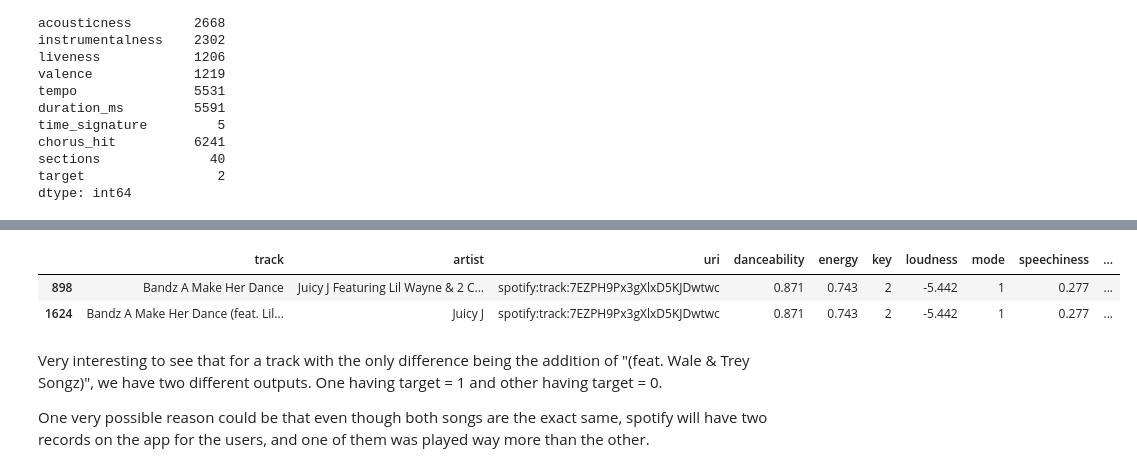
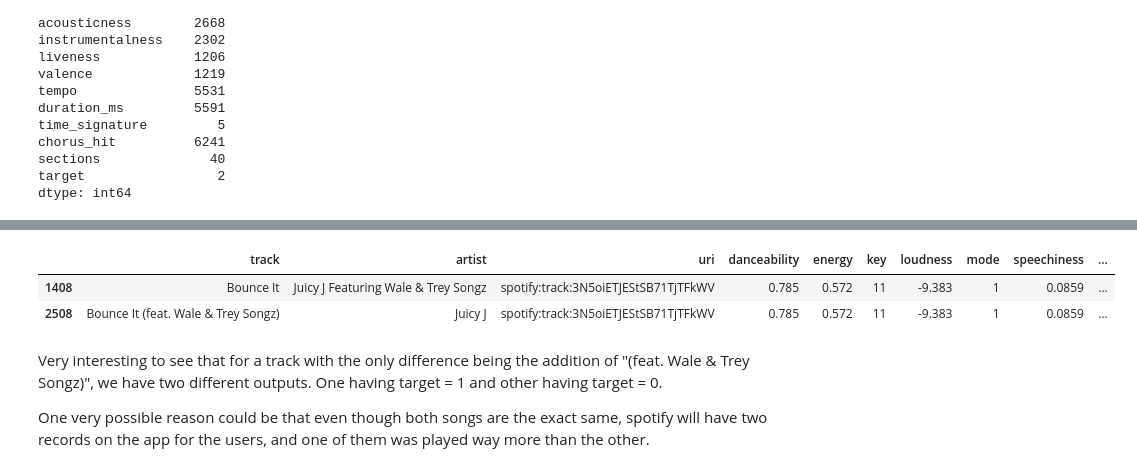
Before and after one commit to siddhantpassi/My_Project, a Jupyter notebook: Hit_Flop_Data/Spotify_Hit-Flop_Prediction.ipynb, the cells around one changed output, grey strips where cells are left out. Drawn from its saved outputs; the diff is of its cells as text; code cells hidden in the pictures.

```diff
--- a/Hit_Flop_Data/Spotify_Hit-Flop_Prediction.ipynb
+++ b/Hit_Flop_Data/Spotify_Hit-Flop_Prediction.ipynb
@@ -192,11 +192,11 @@ df[df1.duplicated()]
 | 6287 | Trumpets | Jason Derulo | spotify:track:5KONnBIQ9LqCxyeSPin26k | 0.635 | 0.691 | 0 | -4.862 | 1 | 0.2580 | ... |
 | 6300 | Don't It | Billy Currington | spotify:track:0iA1unTbTbDOWUSlbwJ1pS | 0.558 | 0.818 | 8 | -4.070 | 1 | 0.0403 | ... |
 # %%
-df[df["uri"] == "spotify:track:7EZPH9Px3gXlxD5KJDwtwc"]
+df[df["uri"] == "spotify:track:3N5oiETJEStSB71TjTFkWV"]
 # %% [output]
 |  | track | artist | uri | danceability | energy | key | loudness | mode | speechiness | ... |
-| 898 | Bandz A Make Her Dance | Juicy J Featuring Lil Wayne & 2 C... | spotify:track:7EZPH9Px3gXlxD5KJDwtwc | 0.871 | 0.743 | 2 | -5.442 | 1 | 0.277 | ... |
-| 1624 | Bandz A Make Her Dance (feat. Lil... | Juicy J | spotify:track:7EZPH9Px3gXlxD5KJDwtwc | 0.871 | 0.743 | 2 | -5.442 | 1 | 0.277 | ... |
+| 1408 | Bounce It | Juicy J Featuring Wale & Trey Songz | spotify:track:3N5oiETJEStSB71TjTFkWV | 0.785 | 0.572 | 11 | -9.383 | 1 | 0.0859 | ... |
+| 2508 | Bounce It (feat. Wale & Trey Songz) | Juicy J | spotify:track:3N5oiETJEStSB71TjTFkWV | 0.785 | 0.572 | 11 | -9.383 | 1 | 0.0859 | ... |
 # %% [markdown]
 Very interesting to see that for a track with the only difference being the addition of "(feat. Wale & Trey Songz)", we have two different outputs. One having target = 1 and other having target = 0.
 
```
Also changed, not shown: parts of 1 cell of this notebook, 13 other files.
